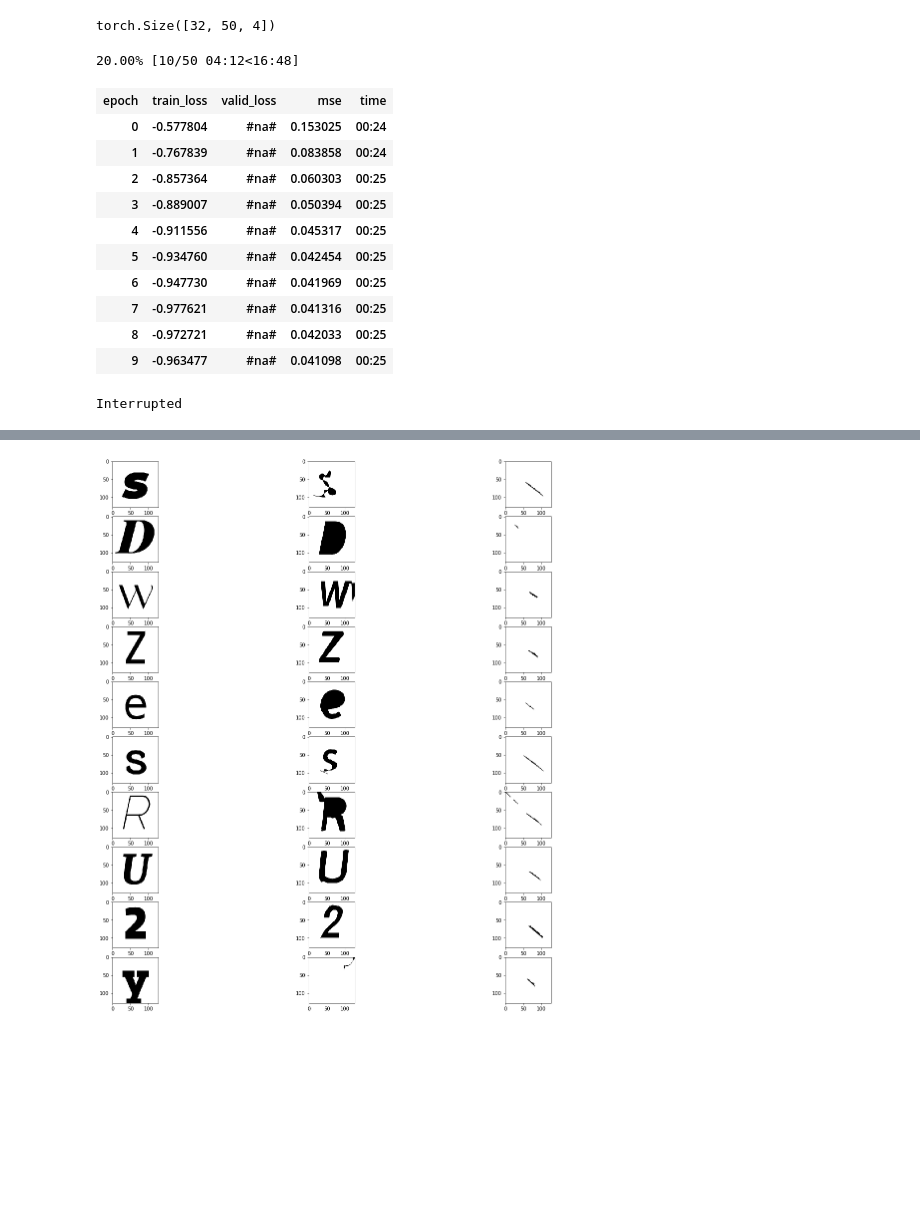
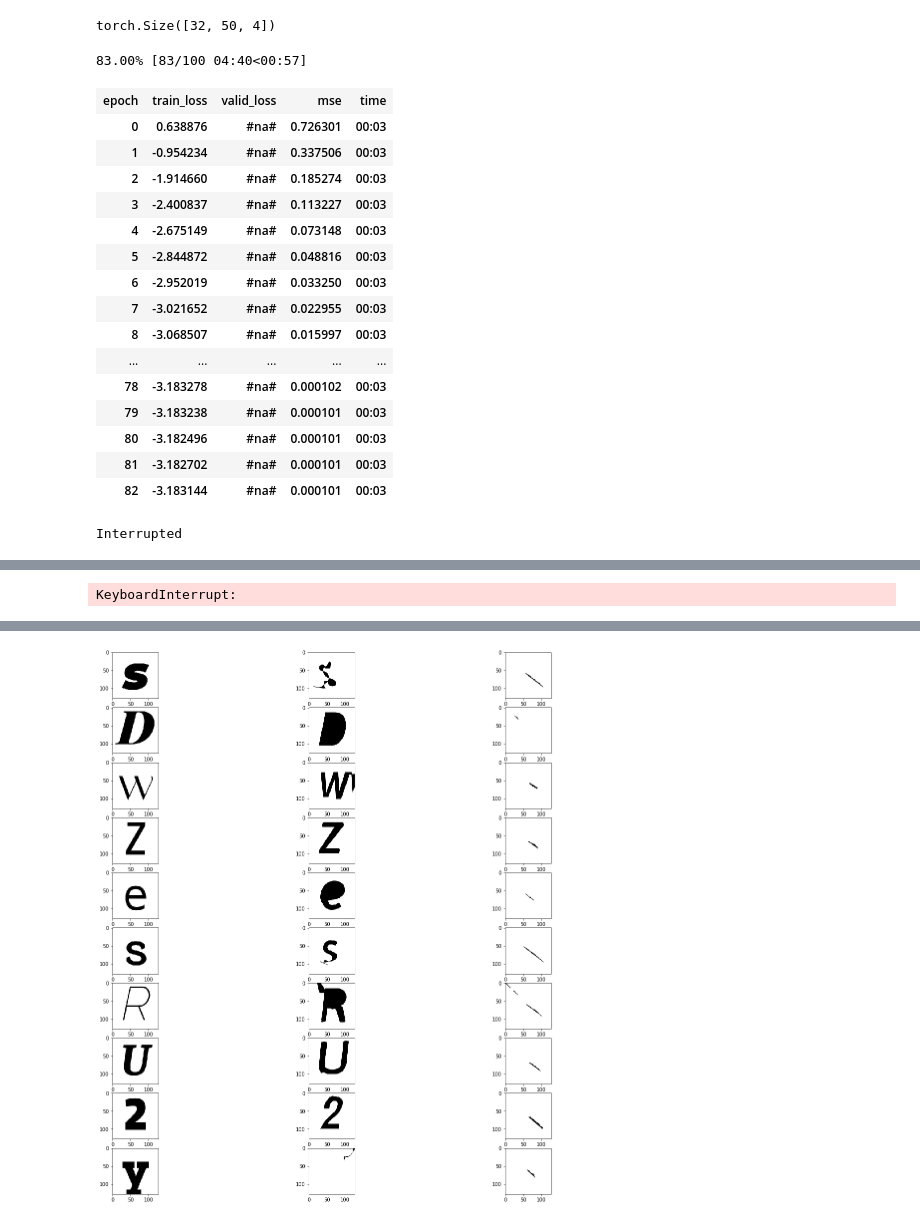
Before and after one commit to haofengac/font-gen, a Jupyter notebook: SVG Gen AWD-LSTM.ipynb, the cells around one changed output, grey strips where cells are left out. Saved outputs shown, nothing was run; the diff lists cells and outputs as text; code cells hidden in the pictures; blank space fills up the shorter version.

```diff
--- a/SVG Gen AWD-LSTM.ipynb
+++ b/SVG Gen AWD-LSTM.ipynb
@@ -844,6 +973,9 @@ def get_pred_paths(x,labels,mean=True):
     paths = tensors_to_path_string(tools[:,1:-1],pens[:,1:-1])
     return paths,tools,pens
 # %%
+def render_path(path):
+    return wand_to_tensor(render_path_wand(path,500,500))
+
 def render_paths(paths):
-    return torch.stack([wand_to_tensor(render_path_wand(p,500,500)) for p in paths]).unsqueeze(1).cuda()
+    return torch.stack([render_path(p) for p in paths]).unsqueeze(1).cuda()
 # %%
@@ -867,0 +1005,13 @@ plt.imshow(start_state[0,0])
+# %%
+def nparallel(func, arr:Collection, max_workers:int=None, leave=False):
+    "Call `func` on every element of `arr` in parallel using `max_workers`."
+    max_workers = ifnone(max_workers, defaults.cpus)
+    if max_workers<2: results = [func(o,i) for i,o in progress_bar(enumerate(arr), total=len(arr), leave=leave)]
+    else:
+        with ThreadPoolExecutor(max_workers=max_workers) as ex:
+            results = list(ex.map(func,arr))
+    return results
+
+def set_lr(opt,lr):
+    for pg in opt.param_groups:
+        pg["lr"] = lr
@@ -867,0 +1255,23 @@ plt.imshow(start_state[0,0])
+# %%
+agent.load_state_dict(torch.load("agent.pth"))
+# %%
+state, state_tools, state_pens = start_state, start_state_tools, start_state_pens
+seq_mask = torch.ones(state_tools.shape[0],state_tools.shape[1]).byte().cuda()
+agent.eval()
+fig, axes = plt.subplots(3,3,figsize=(10,10))
+axes[0,0].imshow(state[0,0])
+axes[0,0].set_title(f"{F.mse_loss(state,targets).item()}")
+with torch.no_grad():
+    for t,ax in enumerate(axes.flatten()[1:]):
+        npens, delta, action_probs, pen_probs, action, action_entropy, pen_entropy, mus = agent(state,targets,state_tools,state_pens,seq_mask=seq_mask,sigma_mult=1)
+        #npens, action = agent(state,targets,state_tools,state_pens,seq_mask=seq_mask,sigma_mult=1,explore=False)
+        seq_mask[torch.arange(seq_mask.shape[0]),action] = 0
+        state_pens = npens
+        state = torch.stack(nparallel(render_path,tensors_to_path_string(state_tools[:,1:],state_pens[:,1:]))).unsqueeze(1).cuda()
+        mse = F.mse_loss(state,targets,reduction="none").view(state.shape[0],-1).mean(dim=1)
+        best_mse = torch.argmax(-mse)
+        state = state[[best_mse]].expand(64,-1,-1,-1)
+        state_pens = state_pens[[best_mse]].expand(64,-1,-1)
+        #ax.set_title(f"{F.mse_loss(state,targets).item()}")
+        ax.set_title(f"{mse[best_mse]}")
+        ax.imshow(state[0,0])
@@ -1113,18 +1616,23 @@ def rectify_loss(preds,target):
 # %%
 learnRectify = Learner(data,RectifyRNN(len(data.vocab),learnSVG.model.token_emb.state_dict()),loss_func=rectify_loss,callback_fns=[RectifyTrainer])
 # %%
-learnRectify.fit(50,3e-3)
+learnRectify.fit_one_cycle(100,3e-3)
 # %% [output]
-20.00% [10/50 04:12<16:48]
+83.00% [83/100 04:40<00:57]
 | epoch | train_loss | valid_loss | mse | time |
-| 0 | -0.577804 | #na# | 0.153025 | 00:24 |
-| 1 | -0.767839 | #na# | 0.083858 | 00:24 |
-| 2 | -0.857364 | #na# | 0.060303 | 00:25 |
-| 3 | -0.889007 | #na# | 0.050394 | 00:25 |
-| 4 | -0.911556 | #na# | 0.045317 | 00:25 |
-| 5 | -0.934760 | #na# | 0.042454 | 00:25 |
-| 6 | -0.947730 | #na# | 0.041969 | 00:25 |
-| 7 | -0.977621 | #na# | 0.041316 | 00:25 |
-| 8 | -0.972721 | #na# | 0.042033 | 00:25 |
-| 9 | -0.963477 | #na# | 0.041098 | 00:25 |
+| 0 | 0.638876 | #na# | 0.726301 | 00:03 |
+| 1 | -0.954234 | #na# | 0.337506 | 00:03 |
+| 2 | -1.914660 | #na# | 0.185274 | 00:03 |
+| 3 | -2.400837 | #na# | 0.113227 | 00:03 |
+| 4 | -2.675149 | #na# | 0.073148 | 00:03 |
+| 5 | -2.844872 | #na# | 0.048816 | 00:03 |
+| 6 | -2.952019 | #na# | 0.033250 | 00:03 |
+| 7 | -3.021652 | #na# | 0.022955 | 00:03 |
+| 8 | -3.068507 | #na# | 0.015997 | 00:03 |
+| ... | ... | ... | ... | ... |
+| 78 | -3.183278 | #na# | 0.000102 | 00:03 |
+| 79 | -3.183238 | #na# | 0.000101 | 00:03 |
+| 80 | -3.182496 | #na# | 0.000101 | 00:03 |
+| 81 | -3.182702 | #na# | 0.000101 | 00:03 |
+| 82 | -3.183144 | #na# | 0.000101 | 00:03 |
 Interrupted
@@ -1131,0 +1653 @@ KeyboardInterrupt:
+KeyboardInterrupt:
```
Also changed, not shown: parts of 37 cells of this notebook, 1 other file.
